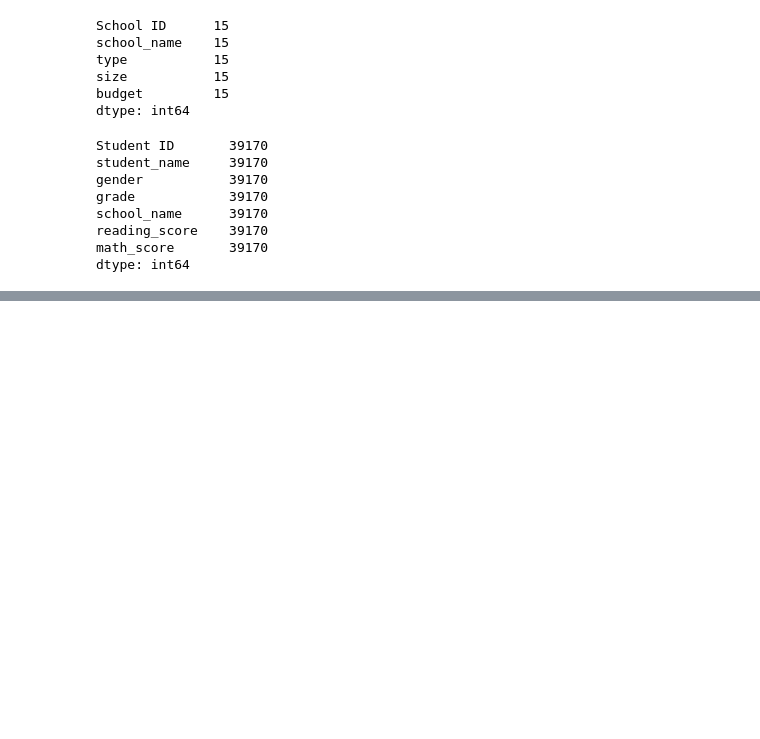
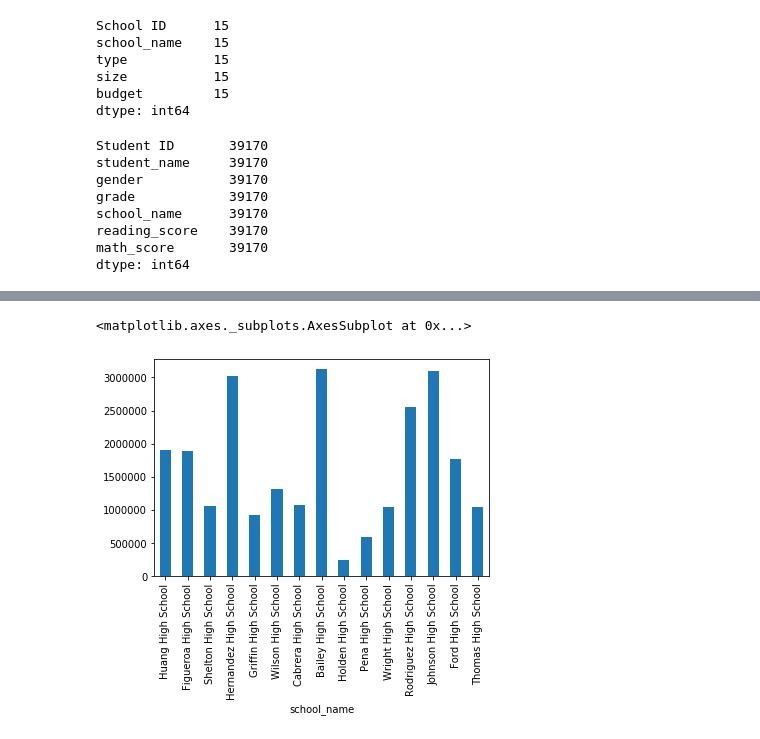
Before and after one commit to sherirosalia/Python_Challenge, a Jupyter notebook: analysis.ipynb, the cells around one changed output, grey strips where cells are left out. Saved outputs shown, nothing was run; the diff lists cells and outputs as text; code cells hidden in the pictures; blank space fills up the shorter version.

```diff
--- a/analysis.ipynb
+++ b/analysis.ipynb
@@ -60,0 +229,4 @@ dtype: int64
+# %%
+# establish school types / school dataframe, not combined one
+schls=sch.set_index(["school_name"])["type"]
+schls
@@ -60,0 +294,4 @@ dtype: int64
+# %%
+# budget per school (school dataframe)
+bt_sc=sch.set_index(['school_name'])['budget']
+bt_sc
@@ -60,0 +316,5 @@ dtype: int64
+# %%
+bt_sc.plot(kind='bar')
+# %% [output]
+<matplotlib.axes._subplots.AxesSubplot at 0x...>
+[figure, added]
```
Also changed, not shown: parts of 62 cells of this notebook.
